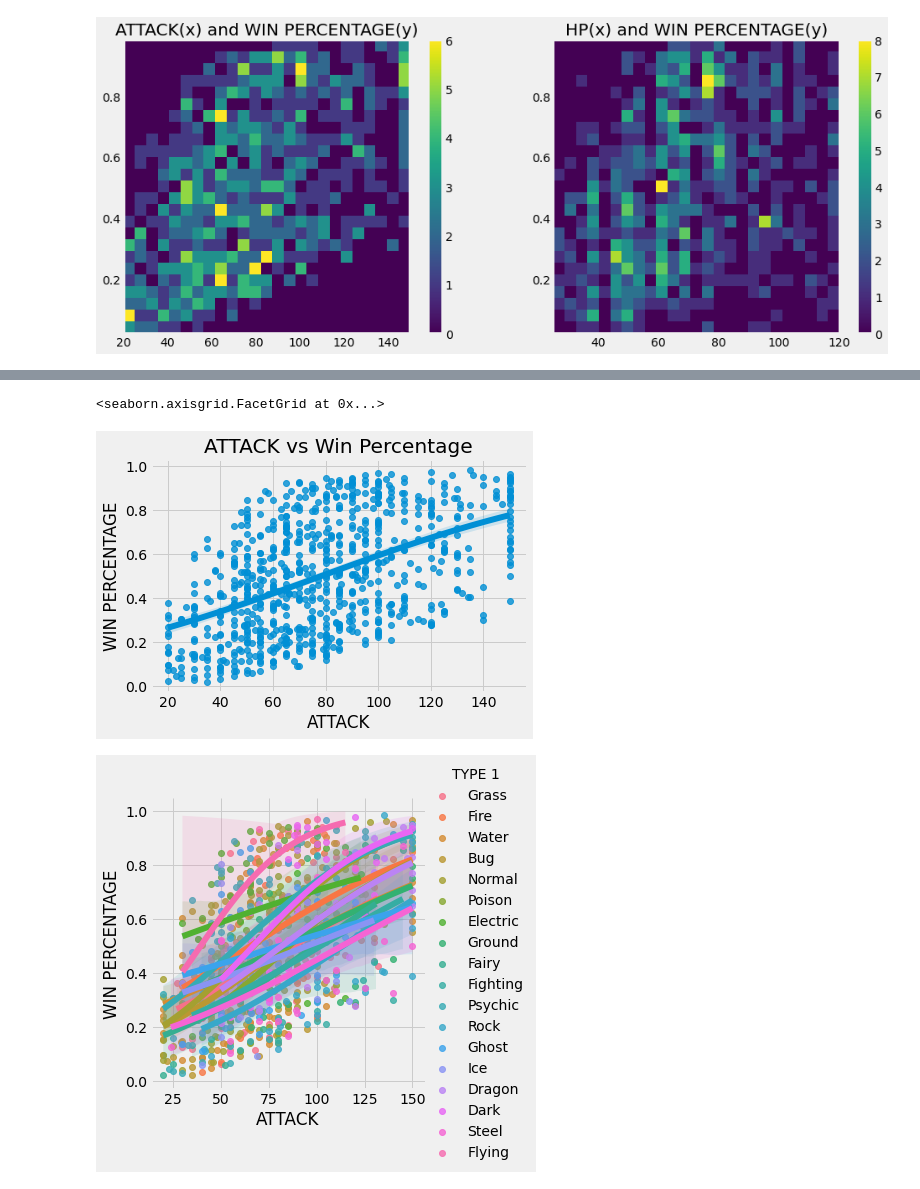
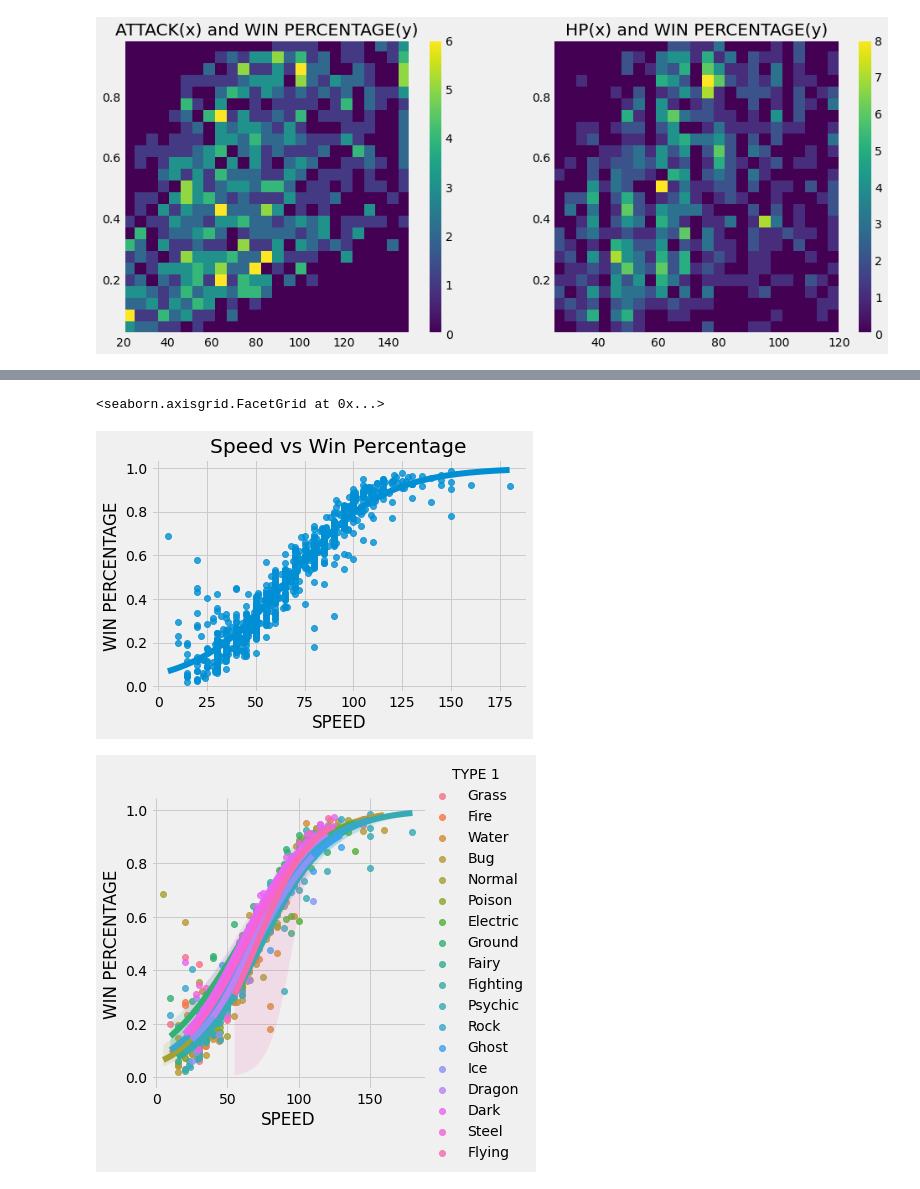
Before and after one commit to mehmetizmirlioglu/pokemon, a Jupyter notebook: pokemon.ipynb, the cells around one changed output, grey strips where cells are left out. Cells and saved outputs as stored; diff of their text form; code cells hidden in the pictures.

```diff
--- a/pokemon.ipynb
+++ b/pokemon.ipynb
@@ -371,9 +337,8 @@ sns.lmplot(x="ATTACK", y="WIN PERCENTAGE", data=df, hue = 'TYPE 1',fit_reg =Fals
 # %%
 import matplotlib.pyplot as plt
-#f, (ax1, ax2) = plt.subplots(1,2)
-sns.regplot(x="ATTACK", y="WIN PERCENTAGE", data=df, logistic=True).set_title("ATTACK vs Win Percentage")
-sns.lmplot(x="ATTACK", y="WIN PERCENTAGE", data=df, hue = 'TYPE 1',  logistic=True)#.set_title("Speed vs Win Percentage")
+sns.regplot(x="SPEED", y="WIN PERCENTAGE", data=df, logistic=True).set_title("Speed vs Win Percentage")
+sns.lmplot(x="SPEED", y="WIN PERCENTAGE", data=df, hue = 'TYPE 1',  logistic=True)
 # %% [output]
 <seaborn.axisgrid.FacetGrid at 0x...>
-[figure, old version]
+[figure, new version]
-[figure, old version]
+[figure, new version]
```
Also changed, not shown: parts of 13 cells of this notebook.
